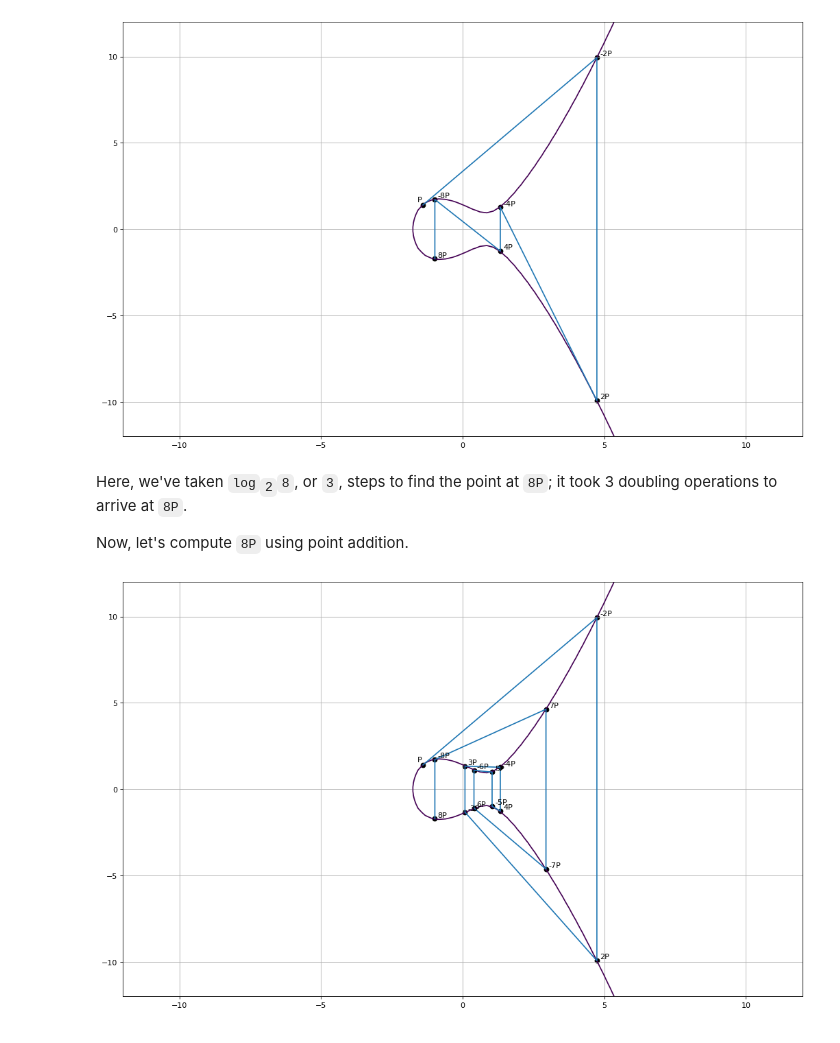
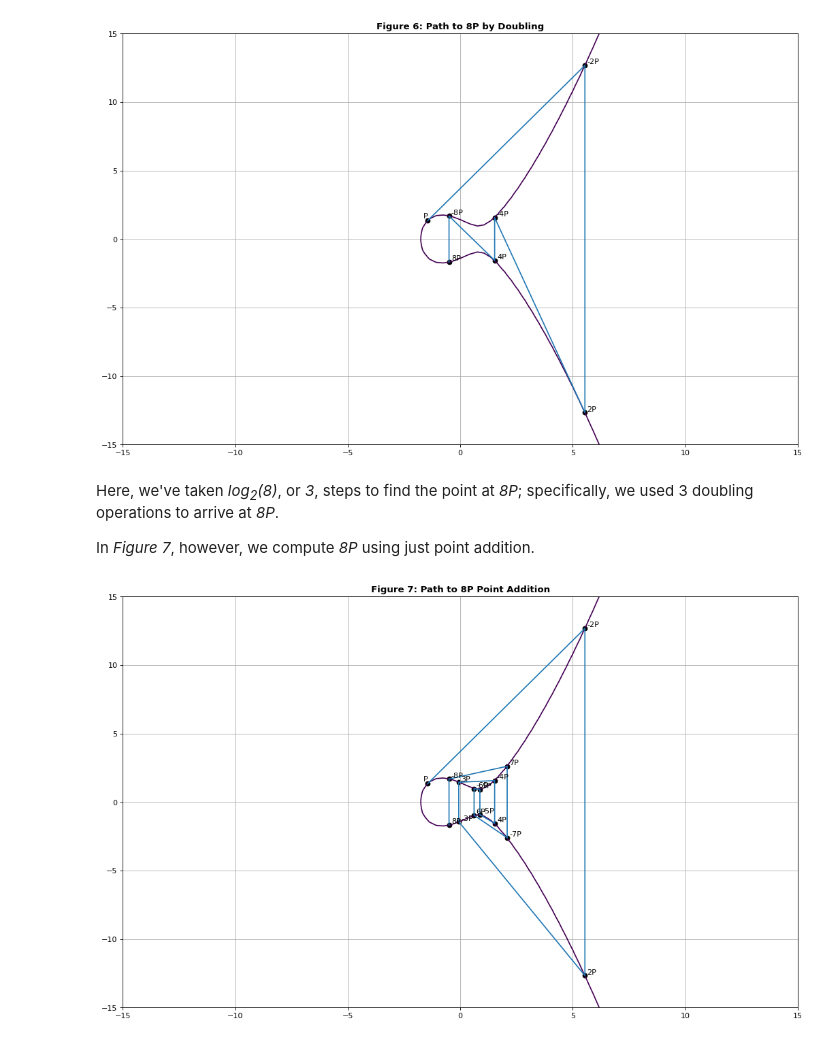
Before and after one commit to dchampion/crypto, a Jupyter notebook: doc/EllipticCurves.ipynb, the cells around one changed output. Cells and saved outputs as stored; diff of their text form; code cells hidden in the pictures.

```diff
--- a/doc/EllipticCurves.ipynb
+++ b/doc/EllipticCurves.ipynb
@@ -12,10 +14,11 @@ import matplotlib.pyplot as plt
 
 plt.figure(figsize=(16,10), dpi=80)
 
-y, x = np.ogrid[-12:12:100j, -12:12:100j]
+y, x = np.ogrid[-15:15:100j, -15:15:100j]
 a, b = -2, 2
 plt.contour(x.ravel(), y.ravel(), pow(y, 2) - pow(x, 3) - a*x - b, [0])
 
+plt.title("Figure 1: An Elliptic Curve Over the Real Numbers", fontsize="large", fontweight="bold")
 plt.grid()
 plt.show()
 # %% [output]
@@ -29,10 +34,11 @@ plt.figure(figsize=(16,10), dpi=80)
 
 plt.contour(x.ravel(), y.ravel(), pow(y, 2) - pow(x, 3) - a*x - b, [0])
 
-Px, Py = -1.4029, 1.4052
+Px, Py = -1.45221053, 1.33333333
 plt.scatter(Px, Py, color="black")
 plt.annotate("P", [Px-.2, Py+.2])
 
+plt.title("Figure 2: The Base Point P", fontsize="large", fontweight="bold")
 plt.grid()
 plt.show()
 # %% [output]
@@ -187,43 +205,45 @@ for i in range(1,4):
 
 plt.plot(xs, ys)
 
+plt.title("Figure 6: Path to 8P by Doubling", fontsize="large", fontweight="bold")
 plt.grid()
 plt.show()
 # %% [output]
-[figure, old version]
+[figure, new version]
 # %% [markdown]
-Here, we've taken `log`<sub>`2`</sub>`8`, or `3`, steps to find the point at `8P`; it took 3 doubling operations to arrive at `8P`.
+Here, we've taken *log<sub>2</sub>(8)*, or *3*, steps to find the point at *8P*; specifically, we used 3 doubling operations to arrive at *8P*.
 
-Now, let's compute `8P` using point addition.
+In *Figure 7*, however, we compute *8P* using just point addition.
 # %%
 plt.figure(figsize=(16,10), dpi=80)
 
 plt.contour(x.ravel(), y.ravel(), pow(y, 2) - pow(x, 3) - a*x - b, [0])
 
 plt.scatter(Px, Py, color="black")
 plt.annotate("P", [Px-.2, Py+.2])
 
 xs, ys = [Px], [Py]
 X, Y = Px, Py
 for i in range(1,8):
     if i == 1:
         X, Y = double(X, Y, a)
     else:
         X, Y = add(Px, Py, X, Y)
 
     plt.scatter(X, -Y, color="black")
     plt.annotate(f"{-(i+1)}P", [X+.1, -Y+.1])
 
     plt.scatter(X, Y, color="black")
     plt.annotate(f"{i+1}P", [X+.1, Y+.1])
 
     xs.extend([X, X])
     ys.extend([-Y, Y])
 
 plt.plot(xs, ys)
 
+plt.title("Figure 7: Path to 8P Point Addition", fontsize="large", fontweight="bold")
 plt.grid()
 plt.show()
 # %% [output]
-[figure, old version]
+[figure, new version]
 # %% [markdown]
```
Also changed, not shown: parts of 14 cells of this notebook.
